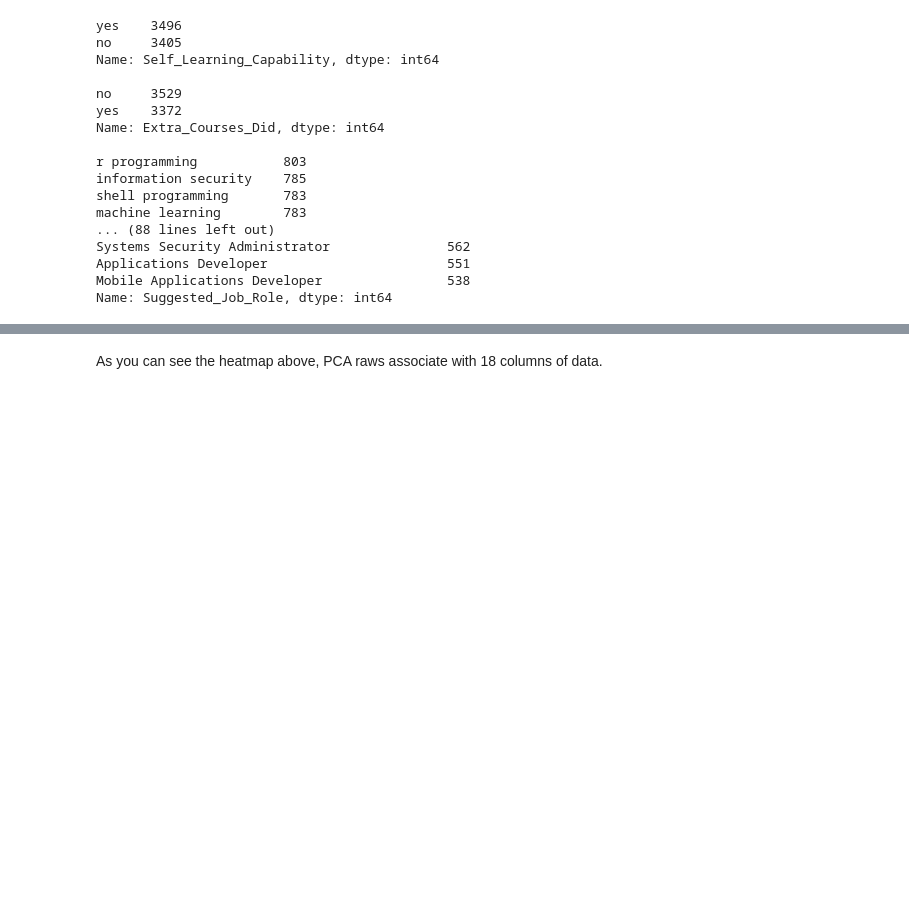
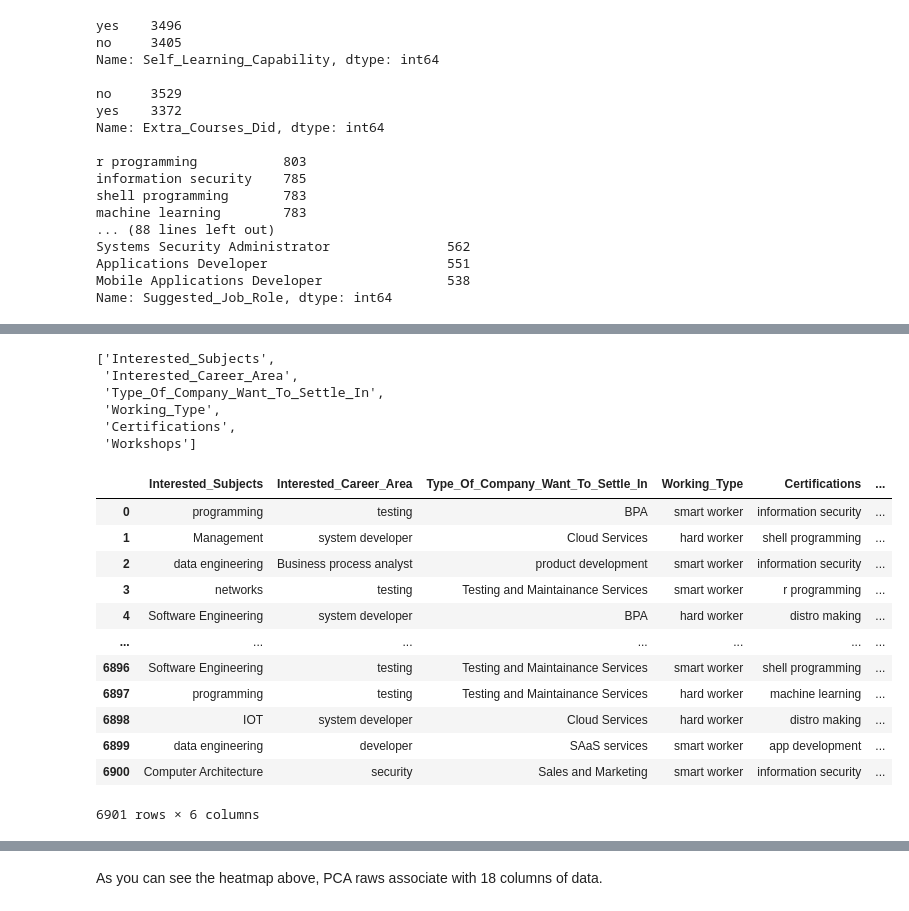
Before and after one commit to melikedulkadir/Career-Path-Predictor, a Jupyter notebook: Career-Path-Predictor.ipynb, the cells around one changed output, grey strips where cells are left out. Drawn from its saved outputs; the diff is of its cells as text; code cells hidden in the pictures; blank space fills up the shorter version.

```diff
--- a/Career-Path-Predictor.ipynb
+++ b/Career-Path-Predictor.ipynb
@@ -257,4 +262,19 @@ Name: Suggested_Job_Role, dtype: int64
+# %%
+dummy_cols = ['Interested_Subjects',
+              'Interested_Career_Area',
+              'Type_Of_Company_Want_To_Settle_In',
+              'Working_Type','Certifications',
+              'Workshops',]
+dummy_cols
+# %% [output]
+['Interested_Subjects',
+ 'Interested_Career_Area',
+ 'Type_Of_Company_Want_To_Settle_In',
+ 'Working_Type',
+ 'Certifications',
+ 'Workshops']
 # %%
 label_encoder = LabelEncoder()
 for cat_col in cat_cols:
-    df[cat_col]= label_encoder.fit_transform(df[cat_col])
+    if cat_col not in dummy_cols:
+        df[cat_col]= label_encoder.fit_transform(df[cat_col])
@@ -260,0 +283,16 @@ for cat_col in cat_cols:
+# %%
+df2
+# %% [output]
+|  | Interested_Subjects | Interested_Career_Area | Type_Of_Company_Want_To_Settle_In | Working_Type | Certifications | ... |
+| 0 | programming | testing | BPA | smart worker | information security | ... |
+| 1 | Management | system developer | Cloud Services | hard worker | shell programming | ... |
+| 2 | data engineering | Business process analyst | product development | smart worker | information security | ... |
+| 3 | networks | testing | Testing and Maintainance Services | smart worker | r programming | ... |
+| 4 | Software Engineering | system developer | BPA | hard worker | distro making | ... |
+| ... | ... | ... | ... | ... | ... | ... |
+| 6896 | Software Engineering | testing | Testing and Maintainance Services | smart worker | shell programming | ... |
+| 6897 | programming | testing | Testing and Maintainance Services | hard worker | machine learning | ... |
+| 6898 | IOT | system developer | Cloud Services | hard worker | distro making | ... |
+| 6899 | data engineering | developer | SAaS services | smart worker | app development | ... |
+| 6900 | Computer Architecture | security | Sales and Marketing | smart worker | information security | ... |
+6901 rows × 6 columns
```
Also changed, not shown: parts of 27 cells of this notebook.
